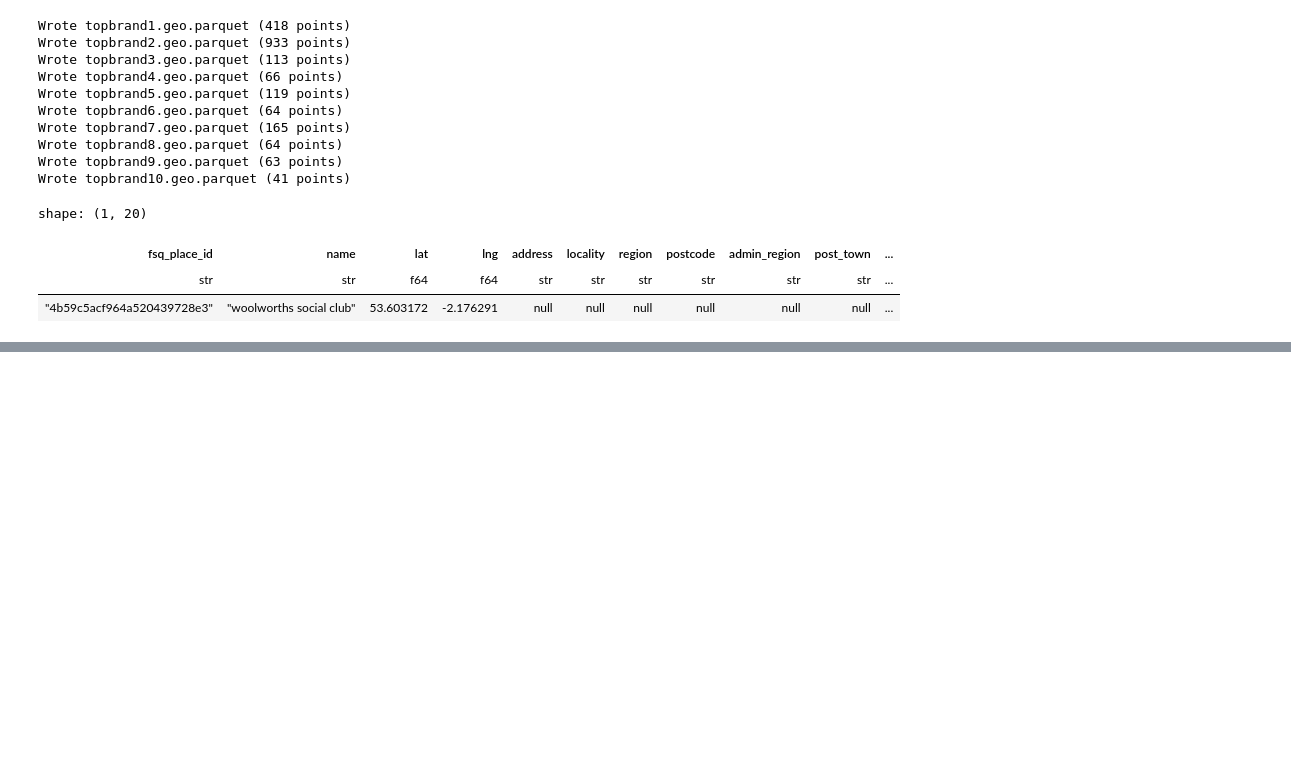
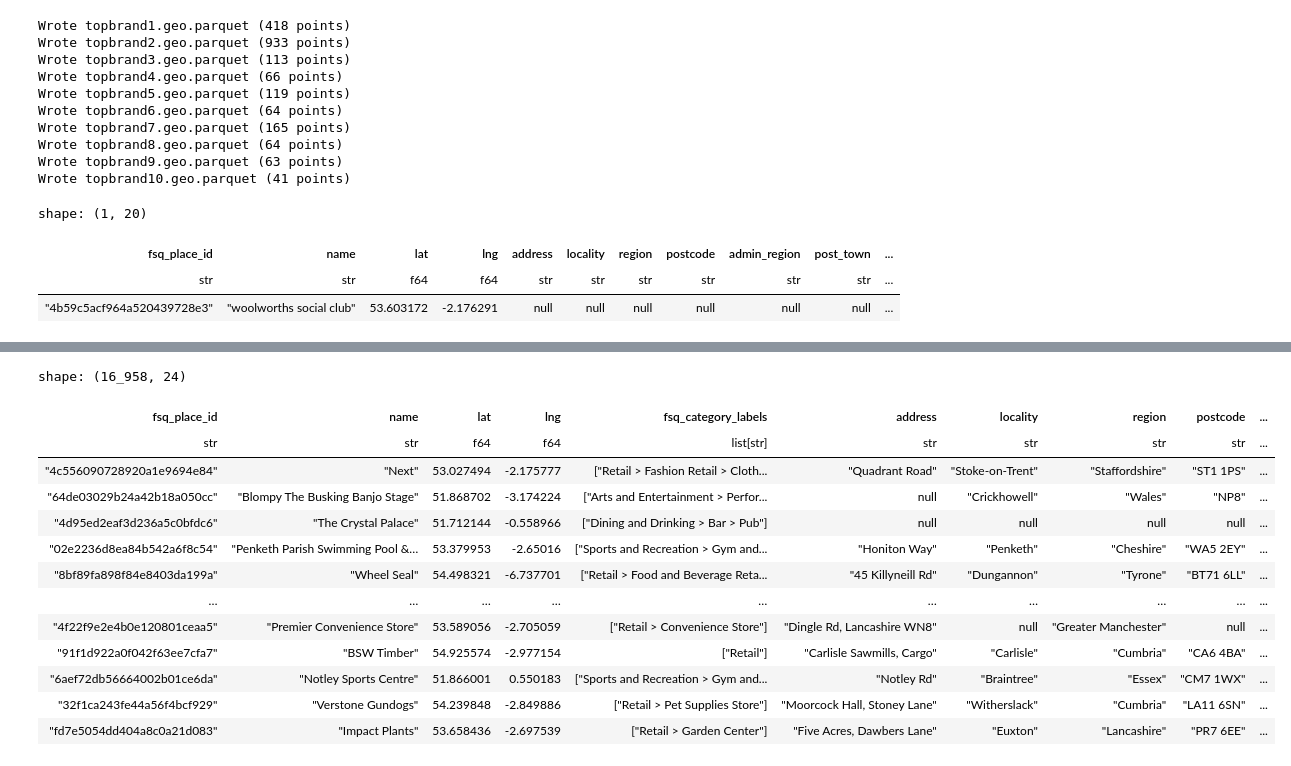
Before and after one commit to GeographicDataService/RetailCentres2026_Unified, a Jupyter notebook: Boundaries/notebooks/testpoifilters.ipynb, the cells around one changed output, grey strips where cells are left out. Drawn from its saved outputs; the diff is of its cells as text; code cells hidden in the pictures; blank space fills up the shorter version.

```diff
--- a/Boundaries/notebooks/testpoifilters.ipynb
+++ b/Boundaries/notebooks/testpoifilters.ipynb
@@ -1105,0 +1386,17 @@ shape: (1, 20)
+# %%
+foursquare_far
+# %% [output]
+shape: (16_958, 24)
+| fsq_place_id | name | lat | lng | fsq_category_labels | address | locality | region | postcode | ... |
+| str | str | f64 | f64 | list[str] | str | str | str | str | ... |
+| "4c556090728920a1e9694e84" | "Next" | 53.027494 | -2.175777 | ["Retail > Fashion Retail > Cloth... | "Quadrant Road" | "Stoke-on-Trent" | "Staffordshire" | "ST1 1PS" | ... |
+| "64de03029b24a42b18a050cc" | "Blompy The Busking Banjo Stage" | 51.868702 | -3.174224 | ["Arts and Entertainment > Perfor... | null | "Crickhowell" | "Wales" | "NP8" | ... |
+| "4d95ed2eaf3d236a5c0bfdc6" | "The Crystal Palace" | 51.712144 | -0.558966 | ["Dining and Drinking > Bar > Pub"] | null | null | null | null | ... |
+| "02e2236d8ea84b542a6f8c54" | "Penketh Parish Swimming Pool &… | 53.379953 | -2.65016 | ["Sports and Recreation > Gym and... | "Honiton Way" | "Penketh" | "Cheshire" | "WA5 2EY" | ... |
+| "8bf89fa898f84e8403da199a" | "Wheel Seal" | 54.498321 | -6.737701 | ["Retail > Food and Beverage Reta... | "45 Killyneill Rd" | "Dungannon" | "Tyrone" | "BT71 6LL" | ... |
+| … | … | … | … | … | … | … | … | … | ... |
+| "4f22f9e2e4b0e120801ceaa5" | "Premier Convenience Store" | 53.589056 | -2.705059 | ["Retail > Convenience Store"] | "Dingle Rd, Lancashire WN8" | null | "Greater Manchester" | null | ... |
+| "91f1d922a0f042f63ee7cfa7" | "BSW Timber" | 54.925574 | -2.977154 | ["Retail"] | "Carlisle Sawmills, Cargo" | "Carlisle" | "Cumbria" | "CA6 4BA" | ... |
+| "6aef72db56664002b01ce6da" | "Notley Sports Centre" | 51.866001 | 0.550183 | ["Sports and Recreation > Gym and... | "Notley Rd" | "Braintree" | "Essex" | "CM7 1WX" | ... |
+| "32f1ca243fe44a56f4bcf929" | "Verstone Gundogs" | 54.239848 | -2.849886 | ["Retail > Pet Supplies Store"] | "Moorcock Hall, Stoney Lane" | "Witherslack" | "Cumbria" | "LA11 6SN" | ... |
+| "fd7e5054dd404a8c0a21d083" | "Impact Plants" | 53.658436 | -2.697539 | ["Retail > Garden Center"] | "Five Acres, Dawbers Lane" | "Euxton" | "Lancashire" | "PR7 6EE" | ... |
```
Also changed, not shown: parts of 10 cells of this notebook, 4 other files.
